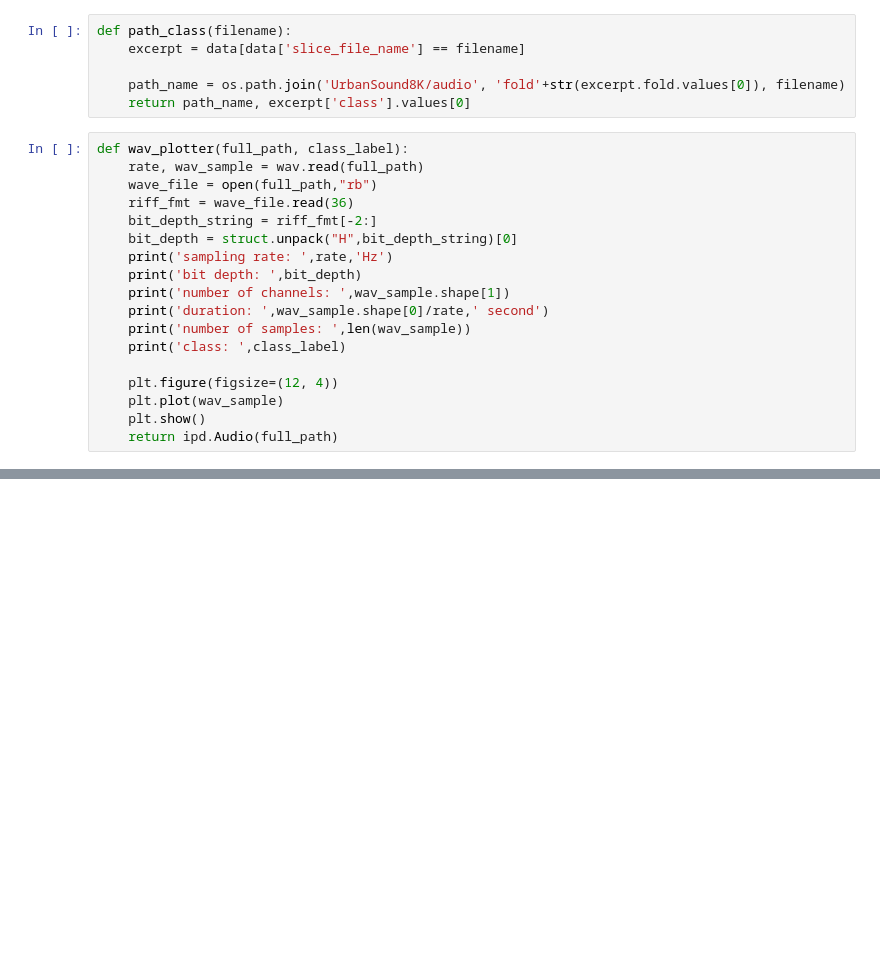
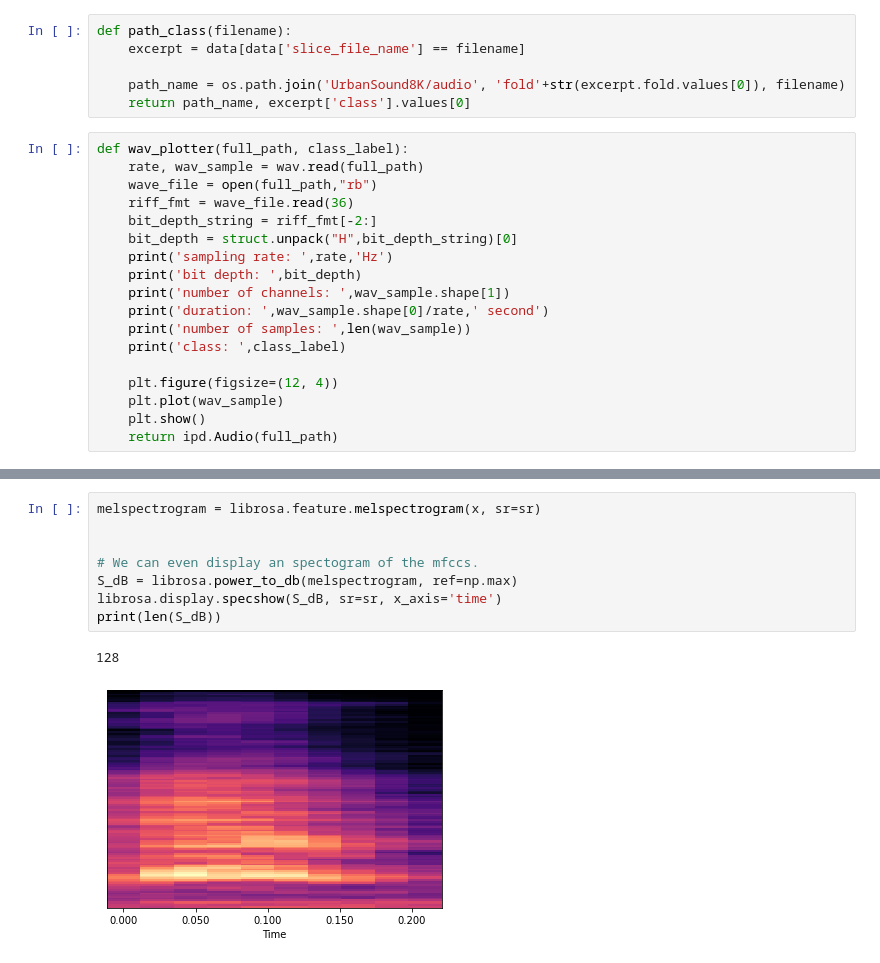
Before and after one commit to QuentinKlebaur/Projet_forage_de_donn-es, a Jupyter notebook: feature_extraction.ipynb, the cells around one changed output, grey strips where cells are left out. Cells and saved outputs as stored; diff of their text form; blank space fills up the shorter version.

```diff
--- a/feature_extraction.ipynb
+++ b/feature_extraction.ipynb
@@ -96,0 +99,11 @@ First mffcs: [-149.92198 -123.68728 -125.8133  -139.63013 -142.11205]
+# %%
+melspectrogram = librosa.feature.melspectrogram(x, sr=sr)
+
+
+# We can even display an spectogram of the mfccs.
+S_dB = librosa.power_to_db(melspectrogram, ref=np.max)
+librosa.display.specshow(S_dB, sr=sr, x_axis='time')
+print(len(S_dB))
+# %% [output]
+128
+[figure, added]
```
Also changed, not shown: parts of 8 cells of this notebook.
